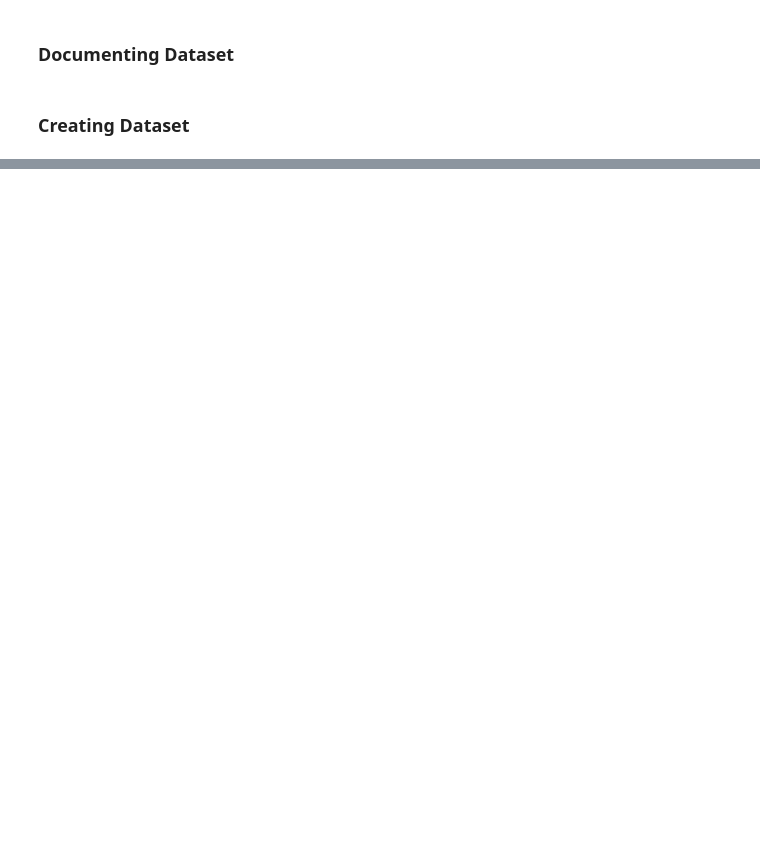
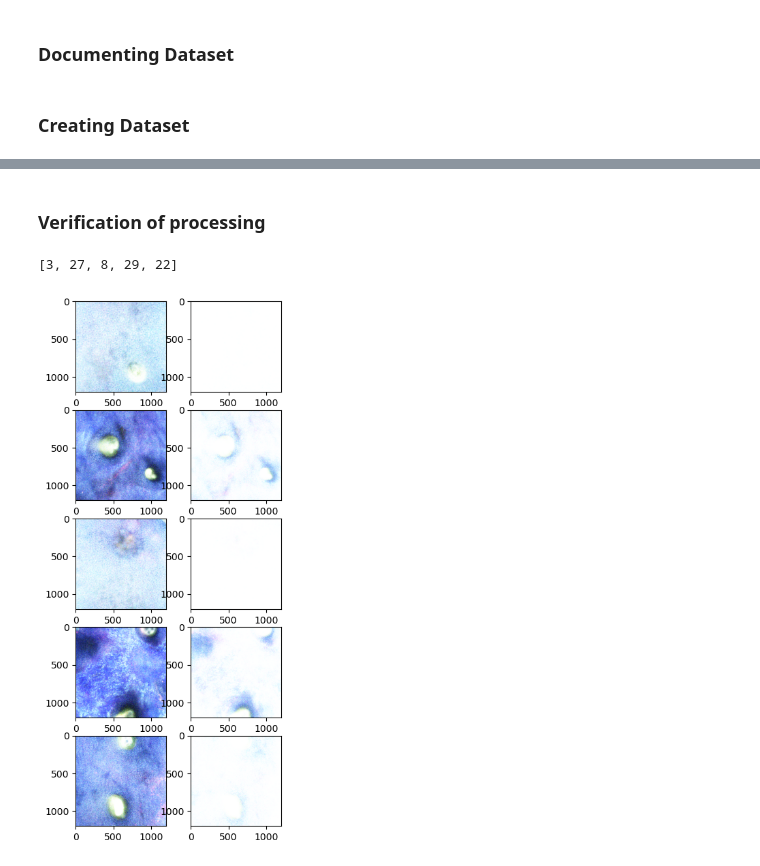
Before and after one commit to AlexSath/FLAME-CARE, a Jupyter notebook: create_care_dataset.ipynb, the cells around one changed output, grey strips where cells are left out. Cells and saved outputs as stored; diff of their text form; code cells hidden in the pictures; blank space fills up the shorter version.

```diff
--- a/create_care_dataset.ipynb
+++ b/create_care_dataset.ipynb
@@ -87,19 +90,22 @@ os.makedirs(DS_OUTPUT_DIREC, exist_ok=True)
 logger.info(f"Created dataset output directory at {DS_OUTPUT_DIREC}")
 # %%
 FLAME_Images = []
-for idx, impath in this_ds.items():
-    this_image = FLAMEImage(impath, "tileData.txt")
-    this_image.openImage() # load image data into memory first
+input_frames_paths = []
+output_frames_paths = []
+for idx, flame_im in this_ds.items():
+    flame_im.openImage() # load image data into memory first
 
     input_frames_path = os.path.join(DS_OUTPUT_DIREC, f"id{idx}_frames{INPUT_N_FRAMES}.tif")
-    input_frames = this_image.get_frames(0, INPUT_N_FRAMES)
+    input_frames_paths.append(input_frames_path)
+    input_frames = flame_im.get_frames(0, INPUT_N_FRAMES)
     logger.info(f"Saving {input_frames_path}...")
     tiff.imwrite(input_frames_path, input_frames)
 
     output_frames_path = os.path.join(DS_OUTPUT_DIREC, f"id{idx}_frames{OUTPUT_N_FRAMES}.tif")
-    output_frames = this_image.get_frames(0, OUTPUT_N_FRAMES)
+    output_frames_paths.append(output_frames_path)
+    output_frames = flame_im.get_frames(0, OUTPUT_N_FRAMES)
     logger.info(f"Saving {output_frames_path}...")
     tiff.imwrite(output_frames_path, output_frames)
 
-    this_image.closeImage() # close image and force garbage collection for memory management
-    FLAME_Images.append(this_image)
+    flame_im.closeImage() # close image and force garbage collection for memory management
+    FLAME_Images.append(flame_im)
@@ -116,0 +116,2 @@ an_image.impath
+# %% [markdown]
+### Verification of processing
@@ -116,0 +123,19 @@ an_image.impath
+# %%
+indices = list(range(len(input_frames_paths)))
+random.shuffle(indices)
+choices = indices[:5]
+# %%
+choices
+# %% [output]
+[3, 27, 8, 29, 22]
+# %%
+fig = plt.figure(figsize = (4, 2 * len(choices)))
+for idx, choice in enumerate(choices):
+    left_ax = fig.add_subplot(len(choices), 2, 2 * idx + 1)
+    right_ax = fig.add_subplot(len(choices), 2, 2 * idx + 2)
+    low_frames = tiff.imread(input_frames_paths[choice]).transpose(1, 2, 0)
+    high_frames = tiff.imread(output_frames_paths[choice]).transpose(1, 2, 0)
+    left_ax.imshow(low_frames)
+    right_ax.imshow(high_frames)
+# %% [output]
+[figure, added]
```
Also changed, not shown: parts of 9 cells of this notebook, 3 other files.
